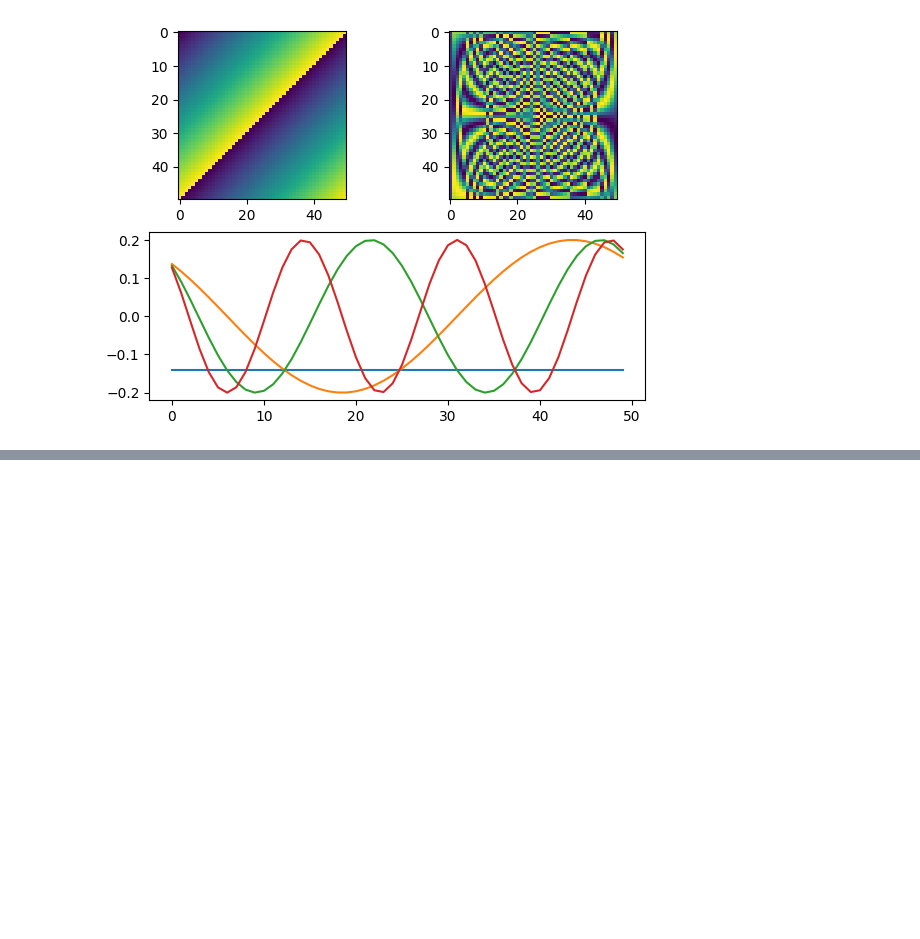
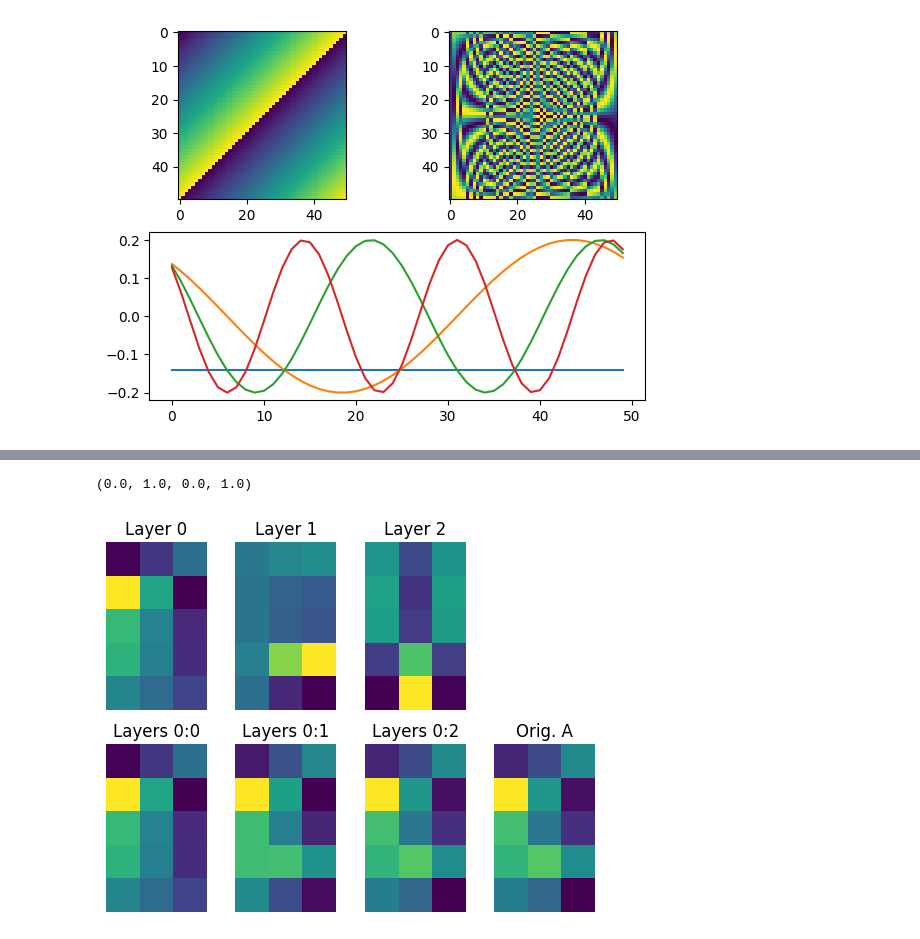
Before and after one commit to roykim0823/Python, a Jupyter notebook: linearAlgebra/mikexcohen/0_books.ipynb, the cells around one changed output, grey strips where cells are left out. Drawn from its saved outputs; the diff is of its cells as text; code cells hidden in the pictures; blank space fills up the shorter version.

Commit message:
linalg update svd
Signed-off-by: Hyun Jin Kim <hjk@deepx.co.kr>

```diff
--- a/linearAlgebra/mikexcohen/0_books.ipynb
+++ b/linearAlgebra/mikexcohen/0_books.ipynb
@@ -1017,0 +1056,20 @@ plt.plot(V[:, :4])
+# %%
+# 16.7 SVD from eigendecomposition
+A = np.random.randn(4, 5)
+L2, V = np.linalg.eig(A.T@A)
+V = V[:, np.argsort(L2)[::-1]]
+L2, U = np.linalg.eig(A@A.T)
+U = U[:, np.argsort(L2)[::-1]]
+
+S = np.zeros(A.shape)
+for i, s in enumerate(np.sort(L2)[::-1]):
+    S[i,i] = np.sqrt(s)
+U2, S2, V2 = np.linalg.svd(A)
+
+print(U)
+print(S)
+print(V)
+print()
+print(U2)
+print(S2)
+print(V2)
@@ -1017,0 +1094,27 @@ plt.plot(V[:, :4])
+# %%
+# 16.9 Reproduce B and C in figure 16.5
+import matplotlib.pyplot as plt
+fig, ax = plt.subplots(2, 4)
+
+A = np.random.randn(5, 3)
+U, s, V = np.linalg.svd(A)
+S = np.diag(s)
+
+for i in range(3):
+    onelayer = np.outer(U[:, i], V[i, :]) * s[i]
+    ax[0, i].imshow(onelayer)
+    ax[0, i].set_title('Layer %g' %i)
+    ax[0, i].axis('off')
+
+    lowrank = U[:, :i+1]@S[:i+1, :i+1]@V[:i+1, :]
+    ax[1, i].imshow(lowrank)
+    ax[1, i].set_title('Layers 0:%g'%i)
+    ax[1, i].axis('off')
+
+ax[1, 3].imshow(A)
+ax[1, 3].set_title('Orig. A')
+ax[1, 3].axis('off')
+ax[0, 3].axis('off')
+# %% [output]
+(0.0, 1.0, 0.0, 1.0)
+[figure, added]
```
Also changed, not shown: parts of 6 cells of this notebook, 10 other files.
